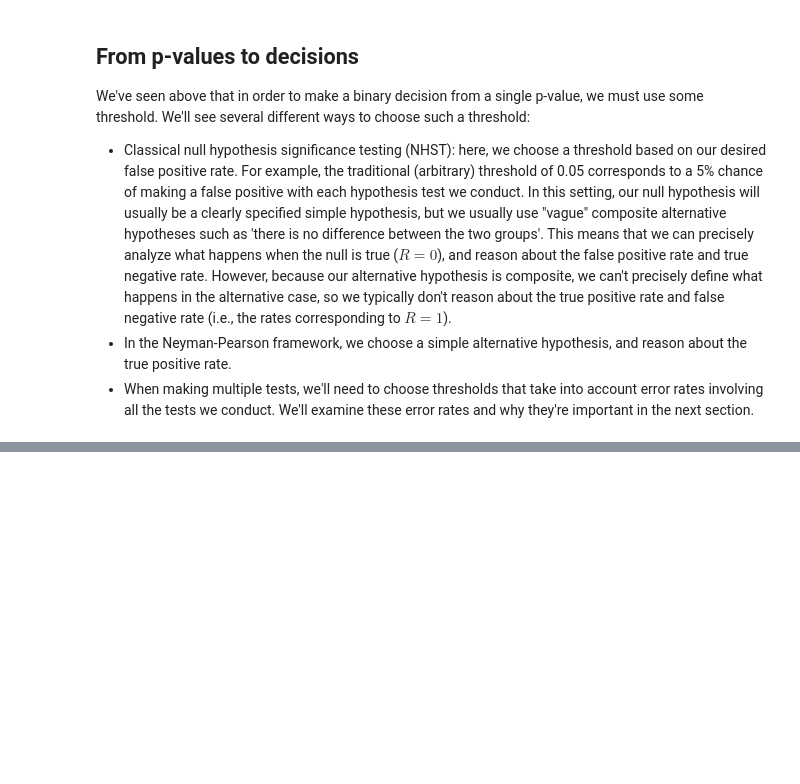
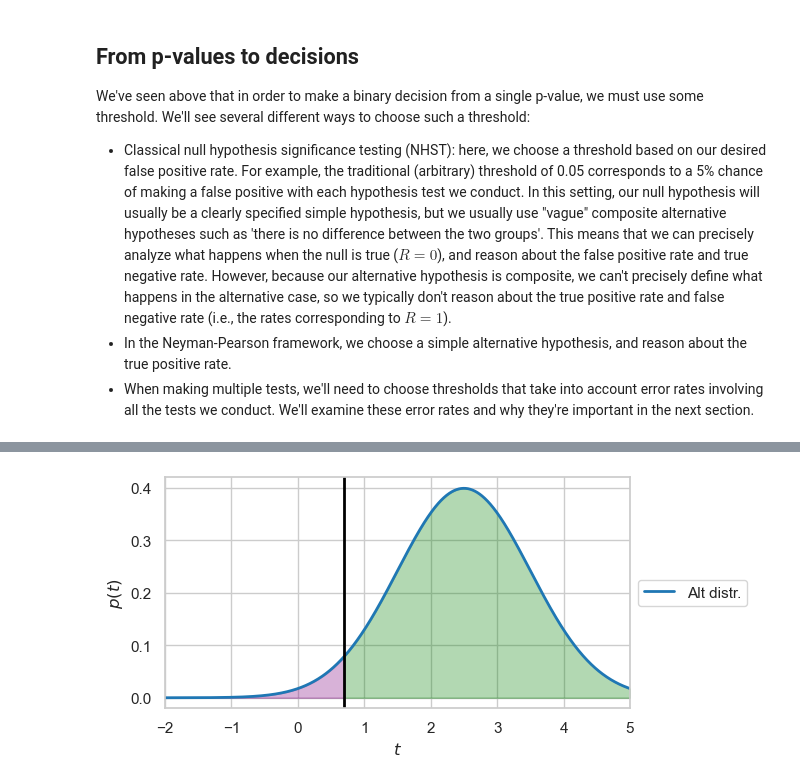
Before and after one commit to ds-102/ds-102-book, a Jupyter notebook: ds-102-book/content/chapters/01/02_hypothesis_testing.ipynb, the cells around one changed output, grey strips where cells are left out. Cells and saved outputs as stored; diff of their text form; code cells hidden in the pictures; blank space fills up the shorter version.

```diff
--- a/ds-102-book/content/chapters/01/02_hypothesis_testing.ipynb
+++ b/ds-102-book/content/chapters/01/02_hypothesis_testing.ipynb
@@ -360,0 +412,4 @@ While there are different ways to analyze the tradeoff, we'll focus on two.
+# %%
+make_null_alternative_plots(show_null=False, show_alternative=True)
+# %% [output]
+[figure, added]
```
Also changed, not shown: parts of 7 cells of this notebook, 1 other file.
